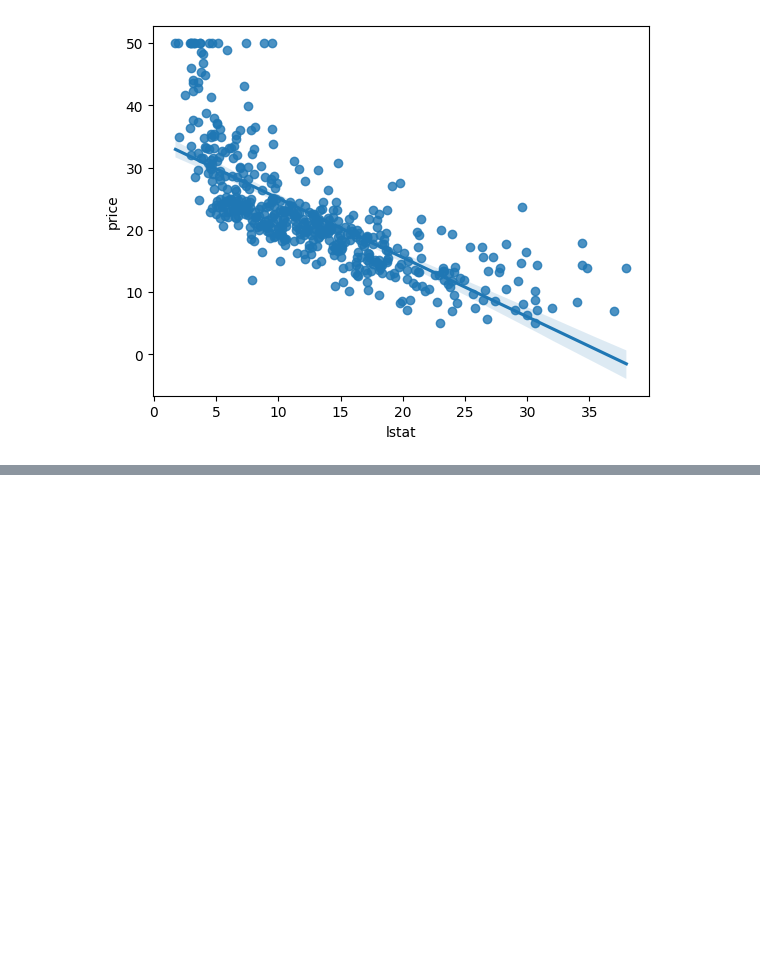
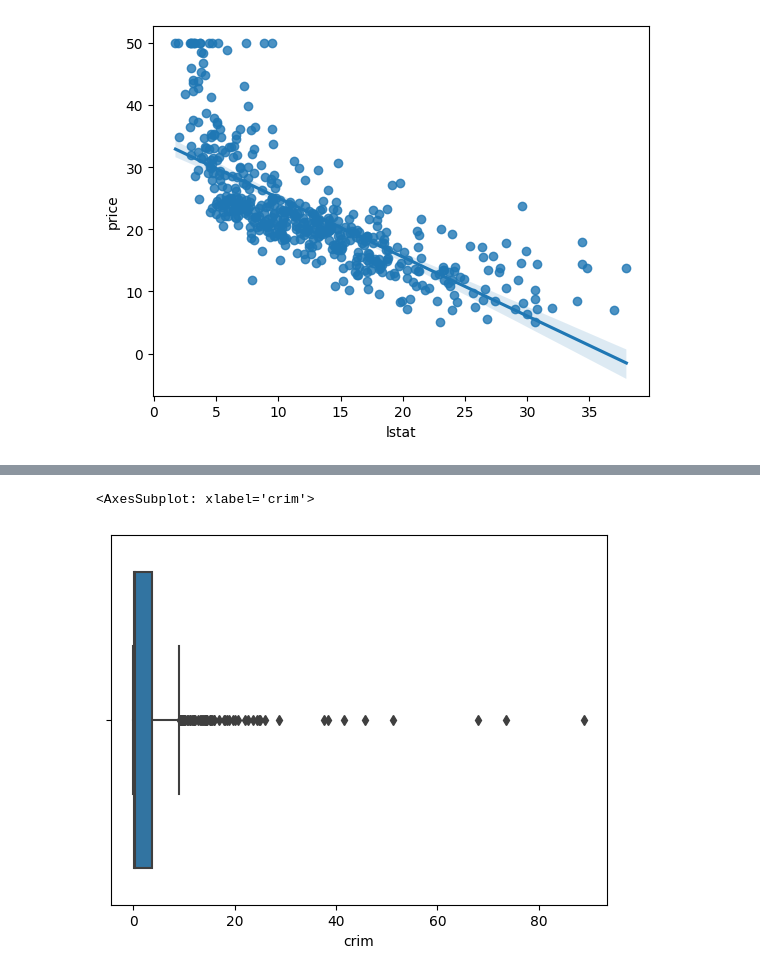
Before and after one commit to adityacs103/machine-learning, a Jupyter notebook: linear-algebra.ipynb, the cells around one changed output, grey strips where cells are left out. Saved outputs shown, nothing was run; the diff lists cells and outputs as text; code cells hidden in the pictures; blank space fills up the shorter version.

```diff
--- a/linear-algebra.ipynb
+++ b/linear-algebra.ipynb
@@ -147,0 +147,6 @@ sns.regplot(x='lstat',y='price',data=dataset)
+# %%
+sns.boxplot(x=dataset['crim'])
+# there is a huge outlier
+# %% [output]
+<AxesSubplot: xlabel='crim'>
+[figure, added]
```
Also changed, not shown: parts of 39 cells of this notebook.
